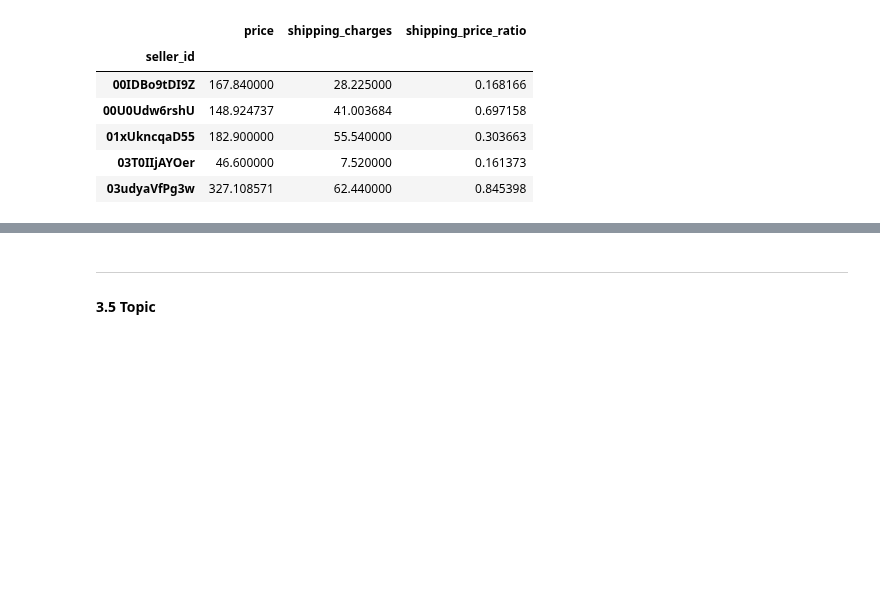
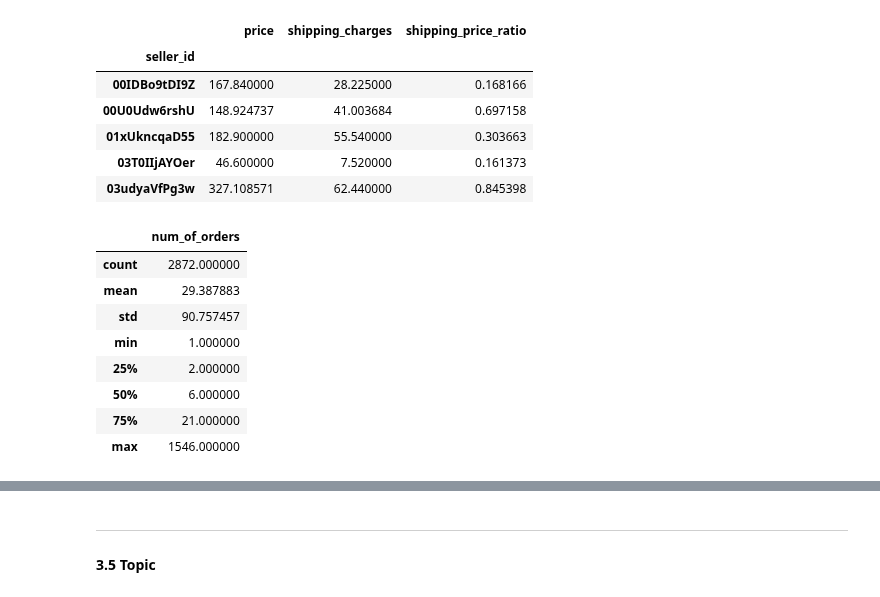
Before and after one commit to JatinY459/ecommerce-data-analysis, a Jupyter notebook: notebooks/04_EDA_products_sellers.ipynb, the cells around one changed output, grey strips where cells are left out. Drawn from its saved outputs; the diff is of its cells as text; code cells hidden in the pictures; blank space fills up the shorter version.

```diff
--- a/notebooks/04_EDA_products_sellers.ipynb
+++ b/notebooks/04_EDA_products_sellers.ipynb
@@ -270,0 +274,12 @@ order_items_by_seller.head()
+# %%
+seller_order_counts.describe()
+# %% [output]
+|  | num_of_orders |
+| count | 2872.000000 |
+| mean | 29.387883 |
+| std | 90.757457 |
+| min | 1.000000 |
+| 25% | 2.000000 |
+| 50% | 6.000000 |
+| 75% | 21.000000 |
+| max | 1546.000000 |
```
Also changed, not shown: parts of 26 cells of this notebook.
